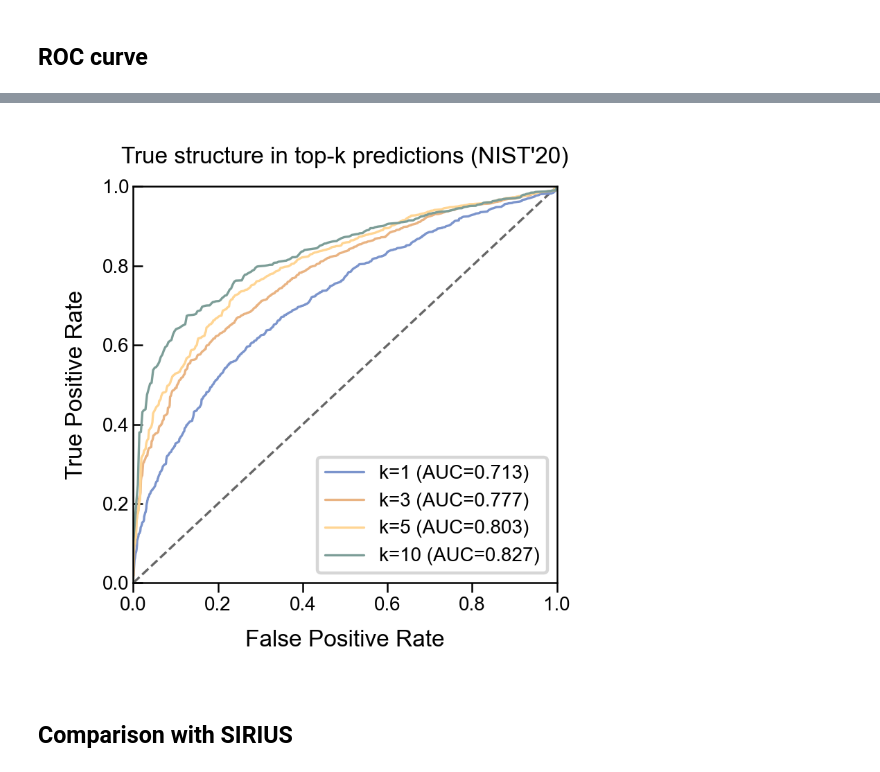
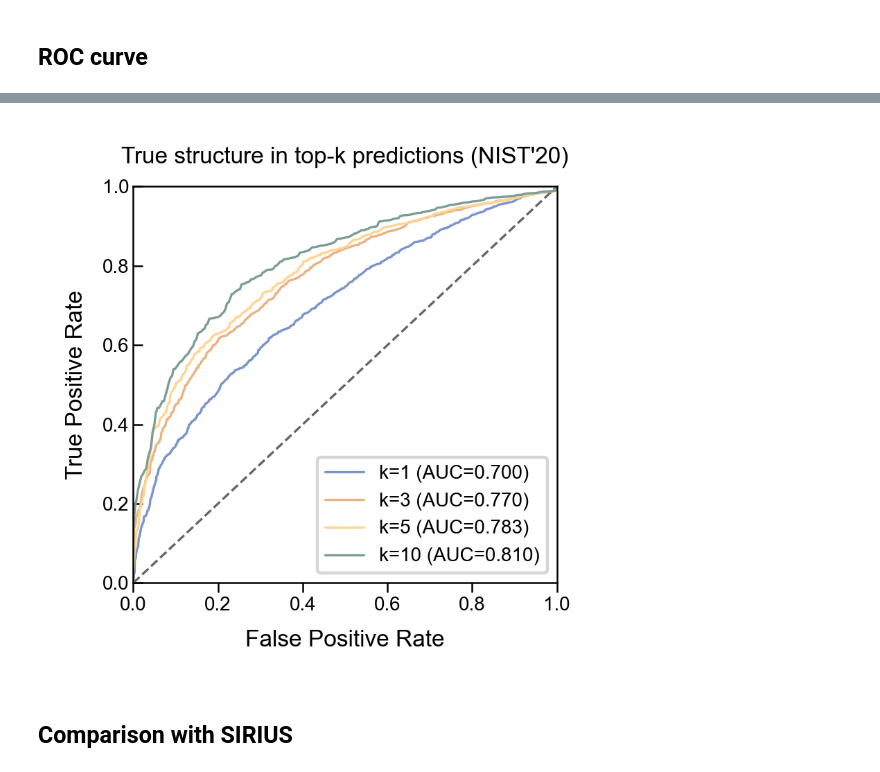
Before and after one commit to coleygroup/ms-pred, a Jupyter notebook: notebooks/iceberg_2025_biorxiv/iceberg_fig_quantitative.ipynb, the cells around one changed output, grey strips where cells are left out. Cells and saved outputs as stored; diff of their text form; code cells hidden in the pictures.

```diff
--- a/notebooks/iceberg_2025_biorxiv/iceberg_fig_quantitative.ipynb
+++ b/notebooks/iceberg_2025_biorxiv/iceberg_fig_quantitative.ipynb
@@ -736,7 +830,7 @@ for ind, (ax, dataset) in enumerate(zip([axes[0], axes[2]], plot_datasets)):
     for adduct_type in all_adducts:
         df = adduct_to_df[adduct_type]
         tmp = df[df["Dataset"] == dataset]
-        tmp = tmp[tmp["Method"] == 'ICEBERG (Ours)']
+        tmp = tmp[tmp["Method"].isin(iceberg_ours_names)]
         if not tmp.empty:
             accs.append([
                 tmp['Top_1 Retrieval'].item(),
@@ -870,7 +964,7 @@ for ind, (ax, dataset) in enumerate(zip([axes[0], axes[2]], plot_datasets)):
     for adduct_type in all_adducts:
         df = adduct_to_df[adduct_type]
         tmp = df[df["Dataset"] == dataset]
-        tmp = tmp[tmp["Method"] == 'ICEBERG (Ours)']
+        tmp = tmp[tmp["Method"].isin(iceberg_ours_names)]
         if not tmp.empty:
             accs.append([
                 tmp['Top_1 Retrieval'].item(),
@@ -968,7 +1062,7 @@ for ds_key, (ds_name, train_dict) in splits.items():
     rows = []
     for adduct_type in all_adducts:
         df = adduct_to_df[adduct_type]
-        tmp = df[(df['Dataset'] == ds_key) & (df['Method'] == 'ICEBERG (Ours)')]
+        tmp = df[(df['Dataset'] == ds_key) & (df['Method'].isin(iceberg_ours_names))]
         if tmp.empty:
             continue
         rows.append({
@@ -1164,7 +1280,7 @@ import matplotlib.pyplot as plt
 
 # --- Load the TSV file ---
 # Replace with your actual filename
-df = pd.read_csv("results/dag_inten_nist20/split_1_rnd1/retrieval_nist20_split_1_50/rerank_eval_grouped_class_entropy.tsv", sep="\t")
+df = pd.read_csv("results/iceberg_nist20/split_1_rnd1/retrieval_nist20_split_1_50/rerank_eval_grouped_class_entropy.tsv", sep="\t")
 
 # --- Filter and clean ---
 class_col = df.columns[0]
@@ -1344,8 +1492,8 @@ from sklearn.metrics import roc_curve, roc_auc_score
 # -------------------------
 # Config (edit as needed)
 # -------------------------
-conf_model_dir = Path('results/dag_inten_nist20/split_1_rnd1/retrieval_confidence')
-test_yaml = "results/dag_inten_nist20/split_1_rnd1/retrieval_nist20_split_1_50/rerank_eval_entropy.yaml"
+conf_model_dir = Path('/home/runzhong/ms-models/iceberg_results_20260413/iceberg_nist20/split_1_rnd1/retrieval_confidence').expanduser()
+test_yaml = Path("/home/runzhong/ms-models/iceberg_results_20260413/iceberg_nist20/split_1_rnd1/retrieval_nist20_split_1_50/rerank_eval_entropy.yaml")
 
 results_folder = Path("results/diagnostics_confidence")  # change if desired
 results_folder.mkdir(parents=True, exist_ok=True)
@@ -1481,12 +1629,58 @@ def summarize_bands(p, y, t_mid, t_high):
     return out
 
 # -------------------------
-# Load test data + features once
+# Load confidence models and match the adduct feature block to their weights
 # -------------------------
-test_df = load_yaml_to_df(test_yaml)
-required = ["ind_recovered", "mass", "num_peaks_avg"]
-test_df = test_df.dropna(subset=required).copy()
-X_test = build_feature_matrix(test_df, topk_features=TOPK_FEATURES)
+def load_conf_pipeline(k):
+    model_path = conf_model_dir / f"lr_conf_k{k}.joblib"
+    obj = joblib.load(model_path)
+    return obj["pipeline"] if isinstance(obj, dict) and "pipeline" in obj else obj
+
+
+def get_expected_feature_count(pipe):
+    expected = getattr(pipe, "n_features_in_", None)
+    if expected is not None:
+        return expected
+    if hasattr(pipe, "named_steps"):
+        for step in pipe.named_steps.values():
+            expected = getattr(step, "n_features_in_", None)
+            if expected is not None:
+                return expected
+    return None
+
+
+conf_pipes = {k: load_conf_pipeline(k) for k in KS}
+expected_feature_counts = {
+    get_expected_feature_count(pipe)
+    for pipe in conf_pipes.values()
+    if get_expected_feature_count(pipe) is not None
+}
+if len(expected_feature_counts) > 1:
+    raise ValueError(f"Confidence predictors disagree on feature counts: {sorted(expected_feature_counts)}")
+expected_features = next(iter(expected_feature_counts), None)
+
+numeric_feature_count = TOPK_FEATURES + 3
+current_adduct_features = max(common.ion2onehot_pos.values()) + 1
+iceberg20_adduct_features = max(ICEBERG20_COMPAT_ION2ONEHOT_POS.values()) + 1
+adduct_context = contextlib.nullcontext()
+adduct_mapping_name = "current chem_utils"
+if expected_features == numeric_feature_count + iceberg20_adduct_features:
+    adduct_context = iceberg20_adduct_compat()
+    adduct_mapping_name = "ICEBERG 2.0 compatibility"
+elif expected_features not in (None, numeric_feature_count + current_adduct_features):
+    raise ValueError(
+        f"Confidence predictor expects {expected_features} features, but neither the current "
+        f"adduct mapping ({numeric_feature_count + current_adduct_features}) nor the ICEBERG 2.0 "
+        f"compatibility mapping ({numeric_feature_count + iceberg20_adduct_features}) matches."
+    )
+
+with adduct_context:
+    test_df = load_yaml_to_df(test_yaml)
+    required = ["ind_recovered", "mass", "num_peaks_avg"]
+    test_df = test_df.dropna(subset=required).copy()
+    X_test = build_feature_matrix(test_df, topk_features=TOPK_FEATURES)
+
+print(f"Confidence predictor features: {X_test.shape[1]} columns using {adduct_mapping_name} adduct mapping")
 
 # -------------------------
 # 1) ROC plot (all k)
@@ -1497,14 +1691,20 @@ ax_roc.plot([0, 1], [0, 1], linestyle="--", linewidth=0.6, color="#666666")
 threshold_rows = []  # collect thresholds + summary per k
 
 for k in KS:
-    model_path = conf_model_dir / f"lr_conf_k{k}.joblib"
-    obj = joblib.load(model_path)
-    pipe = obj["pipeline"] if isinstance(obj, dict) and "pipeline" in obj else obj
+    pipe = conf_pipes[k]
 
     y_test = build_label(test_df, k=k).astype(int)
     if len(np.unique(y_test)) < 2:
         print(f"[k={k}] skip: y_test has one class (pos={y_test.sum()}/{len(y_test)})")
         continue
+
+    expected_features = get_expected_feature_count(pipe)
+    if expected_features is not None and X_test.shape[1] != expected_features:
+        raise ValueError(
+            f"Confidence predictor expects {expected_features} features, "
+            f"but the notebook built {X_test.shape[1]}. Check the ICEBERG 2.0 "
+            "adduct compatibility mapping before prediction."
+        )
 
     p_test = pipe.predict_proba(X_test)[:, 1]
 
@@ -1616,4 +1817,4 @@ Plus: roc_k1_3_5_10.pdf and confidence_thresholds_summary.csv
-[figure, old version]
+[figure, new version]
 # %% [markdown]
 ## Comparison with SIRIUS
 # %%
```
Also changed, not shown: parts of 21 cells of this notebook, 1 other file.
